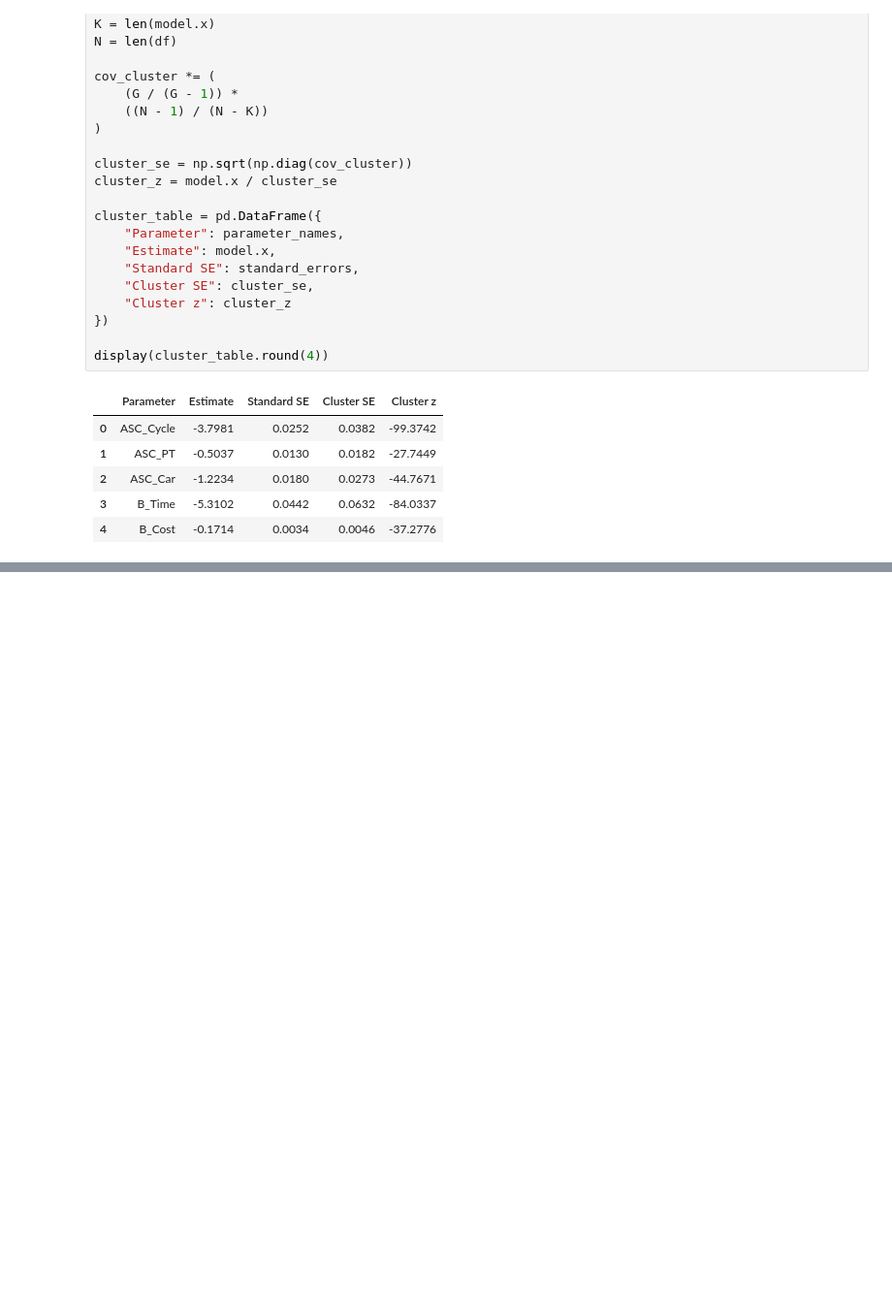
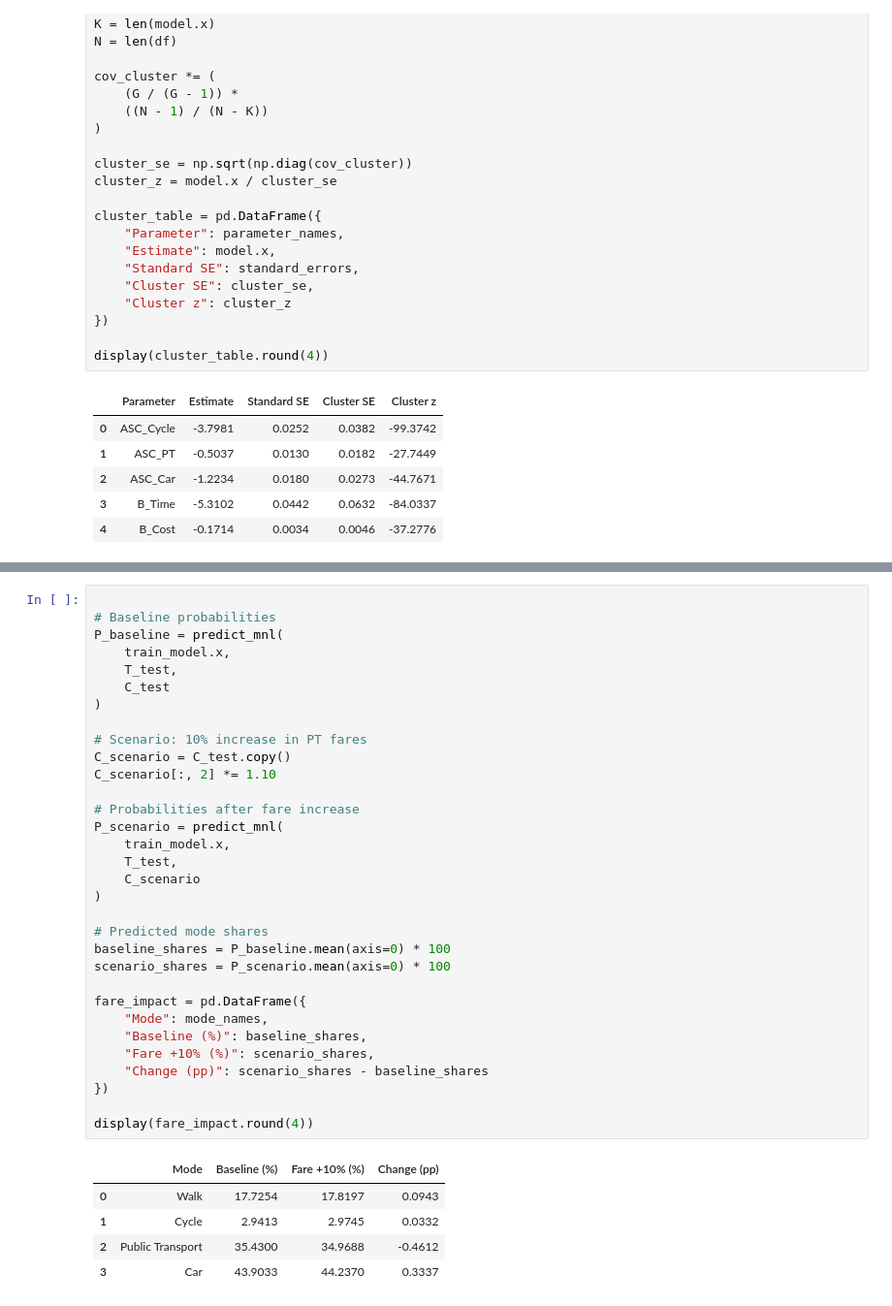
Before and after one commit to VahedBarzegari/travel-choice-modeling, a Jupyter notebook: notebooks/02_mnl_model.ipynb, the cells around one changed output, grey strips where cells are left out. Shown at 97% size. Drawn from its saved outputs; the diff is of its cells as text; blank space fills up the shorter version.

```diff
--- a/notebooks/02_mnl_model.ipynb
+++ b/notebooks/02_mnl_model.ipynb
@@ -427,0 +594,38 @@ display(cluster_table.round(4))
+# %%
+
+# Baseline probabilities
+P_baseline = predict_mnl(
+    train_model.x,
+    T_test,
+    C_test
+)
+
+# Scenario: 10% increase in PT fares
+C_scenario = C_test.copy()
+C_scenario[:, 2] *= 1.10
+
+# Probabilities after fare increase
+P_scenario = predict_mnl(
+    train_model.x,
+    T_test,
+    C_scenario
+)
+
+# Predicted mode shares
+baseline_shares = P_baseline.mean(axis=0) * 100
+scenario_shares = P_scenario.mean(axis=0) * 100
+
+fare_impact = pd.DataFrame({
+    "Mode": mode_names,
+    "Baseline (%)": baseline_shares,
+    "Fare +10% (%)": scenario_shares,
+    "Change (pp)": scenario_shares - baseline_shares
+})
+
+display(fare_impact.round(4))
+# %% [output]
+|  | Mode | Baseline (%) | Fare +10% (%) | Change (pp) |
+| 0 | Walk | 17.7254 | 17.8197 | 0.0943 |
+| 1 | Cycle | 2.9413 | 2.9745 | 0.0332 |
+| 2 | Public Transport | 35.4300 | 34.9688 | -0.4612 |
+| 3 | Car | 43.9033 | 44.2370 | 0.3337 |
```
Also changed, not shown: parts of 6 cells of this notebook.
